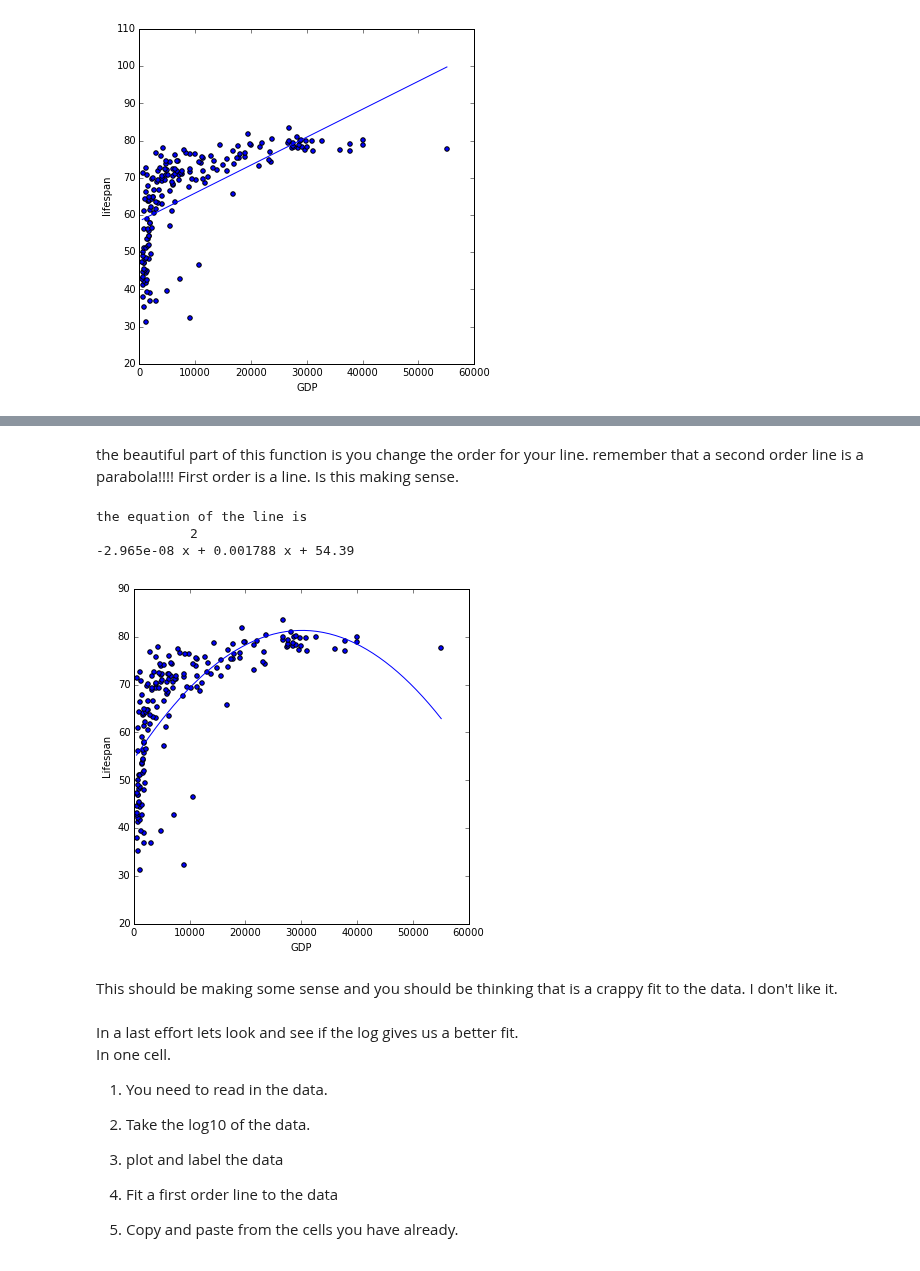
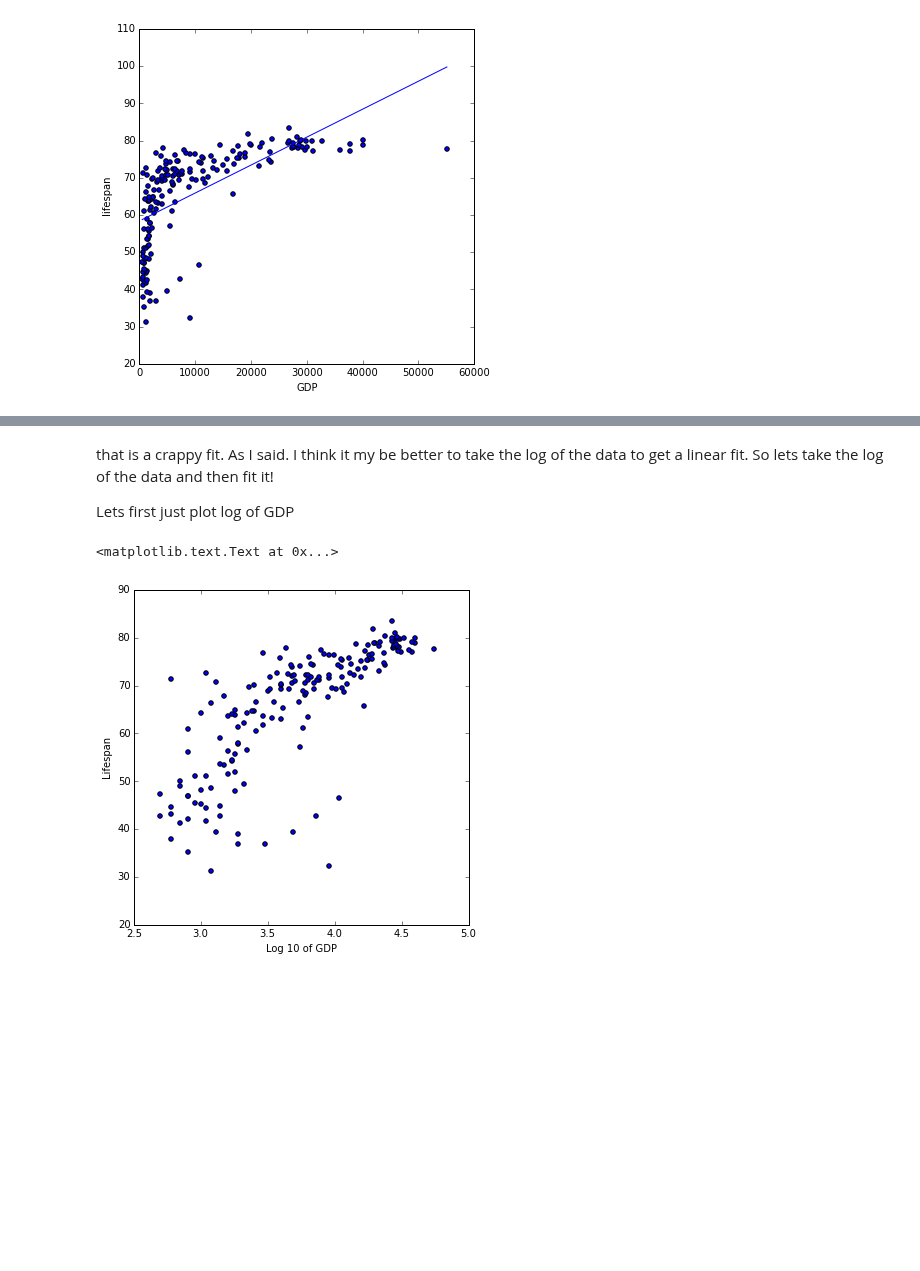
Before and after one commit to bmaillou/BigDataPython, a Jupyter notebook: more-line-fit.ipynb, the cells around one changed output, grey strips where cells are left out. Cells and saved outputs as stored; diff of their text form; code cells hidden in the pictures; blank space fills up the shorter version.

```diff
--- a/more-line-fit.ipynb
+++ b/more-line-fit.ipynb
@@ -279,40 +261,13 @@ print np.poly1d(a)
-# %% [markdown]
-the beautiful part of this function is you change the order for your line.  remember that a second order line is a parabola!!!!  First order is a line.  Is this making sense.
-# %%
-fit_order=2
-
-GDP_fit=np.linspace(np.min(data[:,1]),np.max(data[:,1]))  #I set the range using the data
-a=np.polyfit(data[:,1],data[:,0],fit_order)  #I just copied from above to have in the same cell
-
-polynominal=np.poly1d(a)
-lifespan_fit=polynominal(GDP_fit)
-
-fig,ax=plt.subplots()
-fig.set_size_inches(6,6)
-ax.plot(GDP_fit,lifespan_fit)
-ax.scatter(data[:,1],data[:,0])
-ax.set_xlabel('GDP')
-ax.set_ylabel('Lifespan')
-ax.set_xlim([0,60000])
-
-print 'the equation of the line is \n',np.poly1d(a)
-# %% [output]
-the equation of the line is
-            2
--2.965e-08 x + 0.001788 x + 54.39
-[figure, removed]
-# %% [markdown]
-This should be making some sense and you should be thinking that is a crappy fit to the data.  I don't like it.
-# %% [markdown]
-In a last effort lets look and see if the log gives us a better fit.
-In one cell.
-
-1.  You need to read in the data.
-
-1.  Take the log10 of the data.
-
-1.  plot and label the data
-
-1.  Fit a first order line to the data
-
-1.  Copy and paste from the cells you have already.
+# %% [markdown]
+that is a crappy fit.  As I said. I think it my be better to take the log of the data to get a linear fit.  So lets take the log of the data and then fit it!
+
+Lets first just plot log of GDP
+# %%
+fig,ax=plt.subplots()
+fig.set_size_inches(6,6)
+ax.scatter(np.log10(data[:,1]),data[:,0])
+ax.set_xlabel('Log 10 of GDP')
+ax.set_ylabel('Lifespan')
+# %% [output]
+<matplotlib.text.Text at 0x...>
+[figure, added]
```
Also changed, not shown: parts of 40 cells of this notebook, 1 other file.
